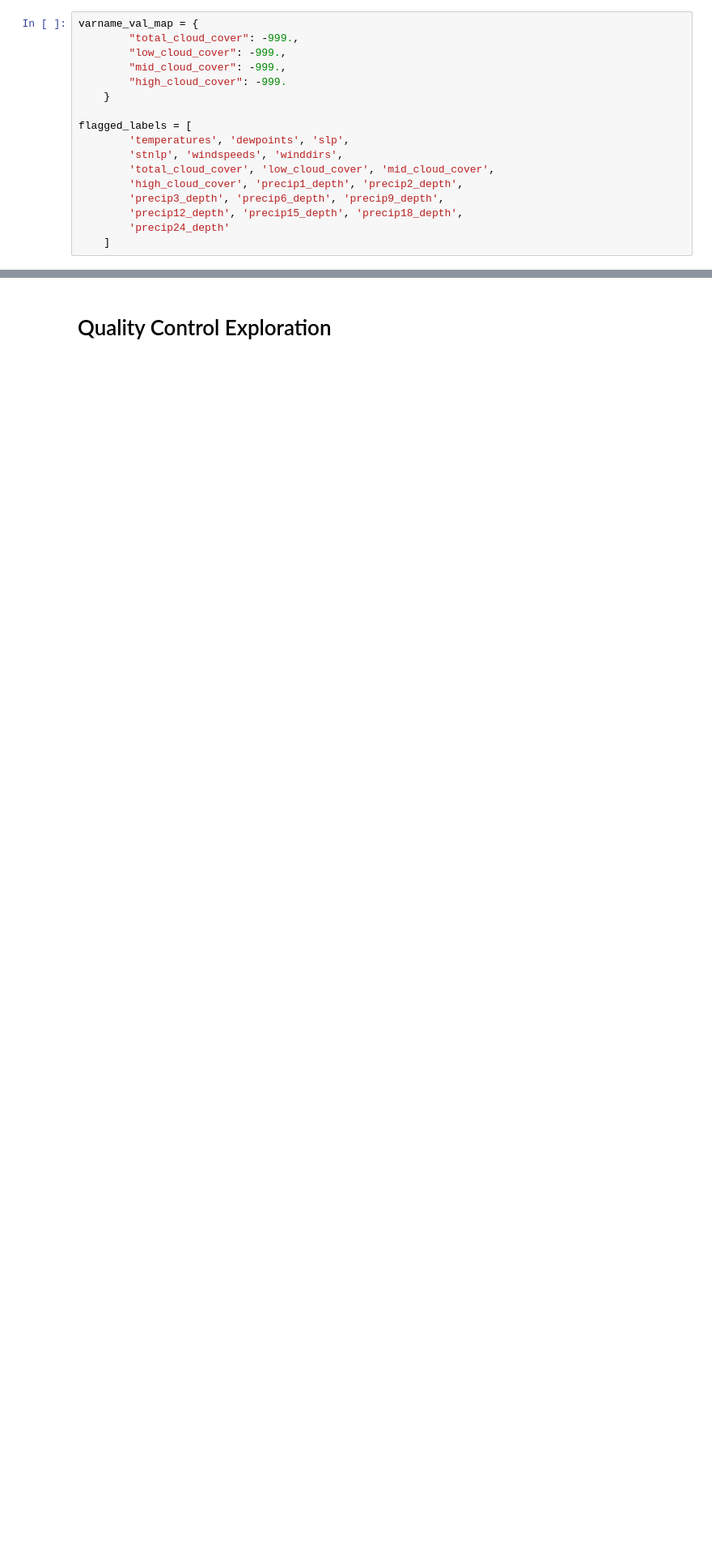
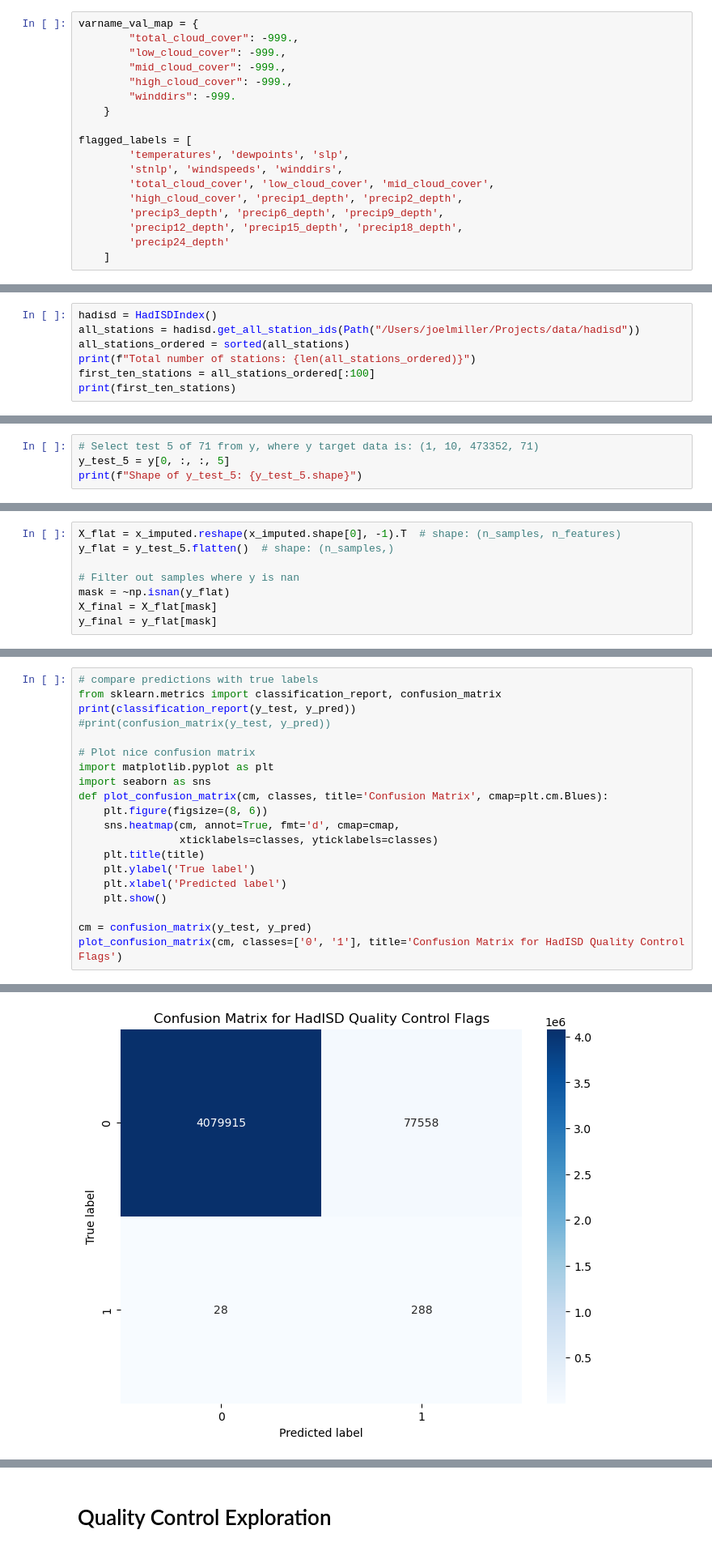
Before and after one commit to ACCESS-Community-Hub/PyEarthTools, a Jupyter notebook: notebooks/tutorial/HadISD_Dataset_Integration.ipynb, the cells around one changed output, grey strips where cells are left out. Shown: that part at 81% size. Cells and saved outputs as stored; diff of their text form; blank space fills up the shorter version.

Commit message:
Add XGBoost training plus data manipulation steps

```diff
--- a/notebooks/tutorial/HadISD_Dataset_Integration.ipynb
+++ b/notebooks/tutorial/HadISD_Dataset_Integration.ipynb
@@ -33,7 +17,8 @@ varname_val_map = {
         "total_cloud_cover": -999.,
         "low_cloud_cover": -999.,
         "mid_cloud_cover": -999.,
-        "high_cloud_cover": -999.
+        "high_cloud_cover": -999.,
+        "winddirs": -999.
     }
 
 flagged_labels = [
@@ -92,0 +96,7 @@ class FeatureTargetSplit(petpipe.Operation):
+# %%
+hadisd = HadISDIndex()
+all_stations = hadisd.get_all_station_ids(Path("/Users/joelmiller/Projects/data/hadisd"))
+all_stations_ordered = sorted(all_stations)
+print(f"Total number of stations: {len(all_stations_ordered)}")
+first_ten_stations = all_stations_ordered[:100]
+print(first_ten_stations)
@@ -175,0 +260,4 @@ HadISD
+# %%
+# Select test 5 of 71 from y, where y target data is: (1, 10, 473352, 71)
+y_test_5 = y[0, :, :, 5]
+print(f"Shape of y_test_5: {y_test_5.shape}")
@@ -175,0 +320,8 @@ HadISD
+# %%
+X_flat = x_imputed.reshape(x_imputed.shape[0], -1).T  # shape: (n_samples, n_features)
+y_flat = y_test_5.flatten()  # shape: (n_samples,)
+
+# Filter out samples where y is nan
+mask = ~np.isnan(y_flat)
+X_final = X_flat[mask]
+y_final = y_flat[mask]
@@ -175,0 +366,21 @@ HadISD
+# %%
+# compare predictions with true labels
+from sklearn.metrics import classification_report, confusion_matrix
+print(classification_report(y_test, y_pred))
+#print(confusion_matrix(y_test, y_pred))
+
+# Plot nice confusion matrix
+import matplotlib.pyplot as plt
+import seaborn as sns
+def plot_confusion_matrix(cm, classes, title='Confusion Matrix', cmap=plt.cm.Blues):
+    plt.figure(figsize=(8, 6))
+    sns.heatmap(cm, annot=True, fmt='d', cmap=cmap,
+                xticklabels=classes, yticklabels=classes)
+    plt.title(title)
+    plt.ylabel('True label')
+    plt.xlabel('Predicted label')
+    plt.show()
+
+cm = confusion_matrix(y_test, y_pred)
+plot_confusion_matrix(cm, classes=['0', '1'], title='Confusion Matrix for HadISD Quality Control Flags')
+# %% [output]
@@ -175,0 +395 @@ HadISD
+[figure, added]
```
Also changed, not shown: parts of 50 cells of this notebook.
